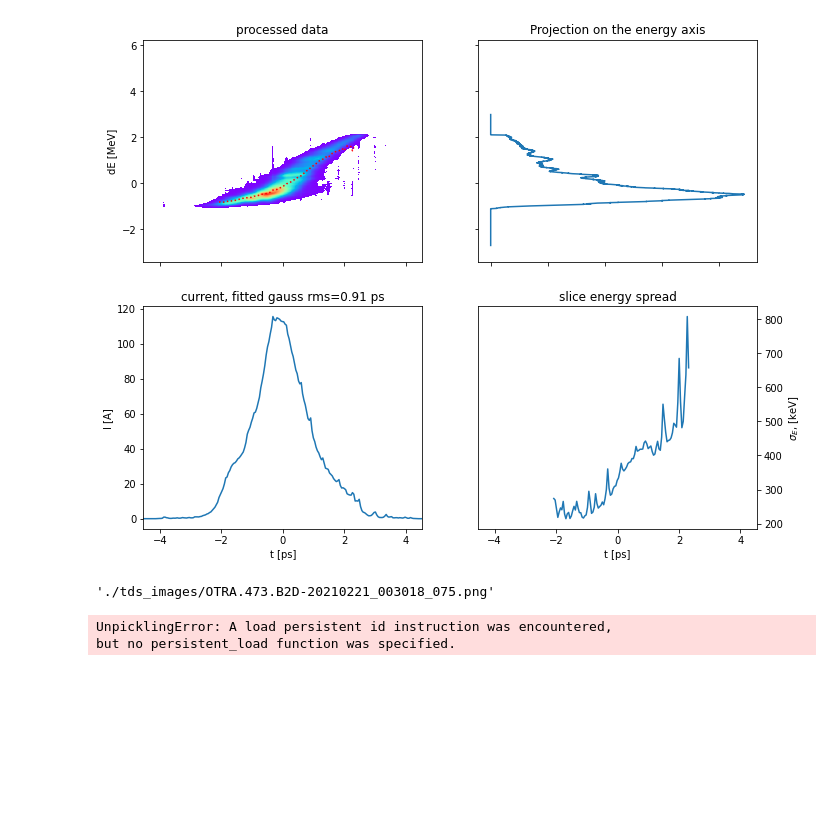
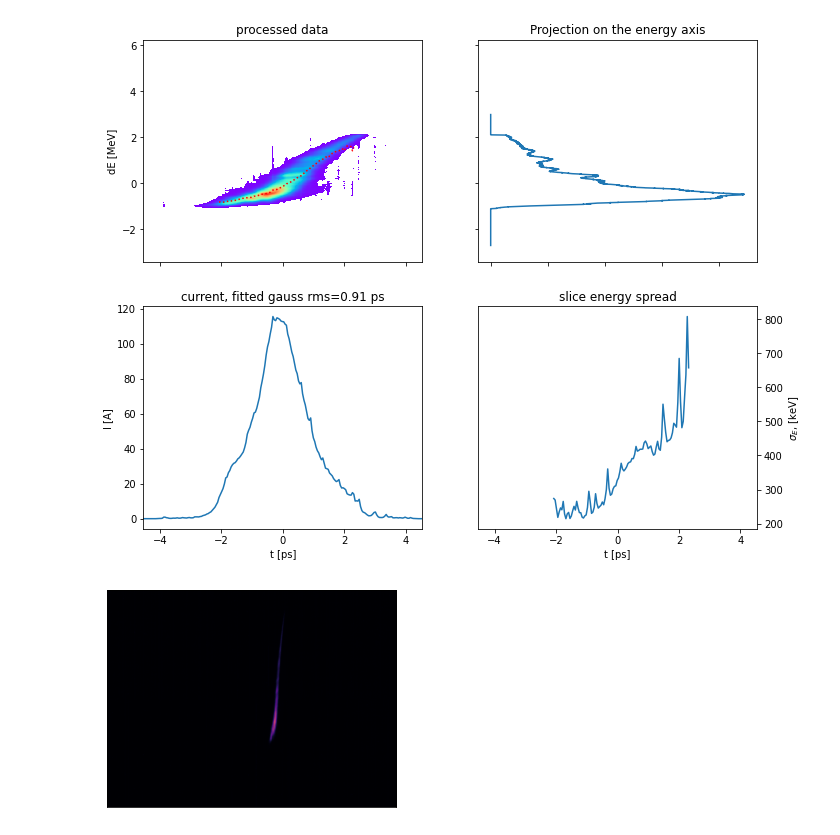
Before and after one commit to jank324/spectral-vd-euxfel, a Jupyter notebook: test.ipynb, the cells around one changed output. Drawn from its saved outputs; the diff is of its cells as text; code cells hidden in the pictures; blank space fills up the shorter version.

```diff
--- a/test.ipynb
+++ b/test.ipynb
@@ -19,14 +22,12 @@ tds_img.process()
 tds_img.plot()
 # %% [output]
 [figure]
-# %%
-path
-# %% [output]
-'./tds_images/OTRA.473.B2D-20210221_003018_075.png'
-# %%
-path = df.loc[0,"XFEL.DIAG/CAMERA/OTRA.473.B2D/IMAGE_EXT_ZMQ"]
-with open(path, "rb") as file:
-    image = pickle.load(file)
-# %% [output]
-UnpicklingError: A load persistent id instruction was encountered,
-but no persistent_load function was specified.
+# %%
+image = pickle.load(open(path,"rb"))
+
+plt.imshow(image, cmap="magma")
+plt.xticks([])
+plt.yticks([])
+plt.show()
+# %% [output]
+[figure, added]
```
Also changed, not shown: parts of 3 cells of this notebook.
